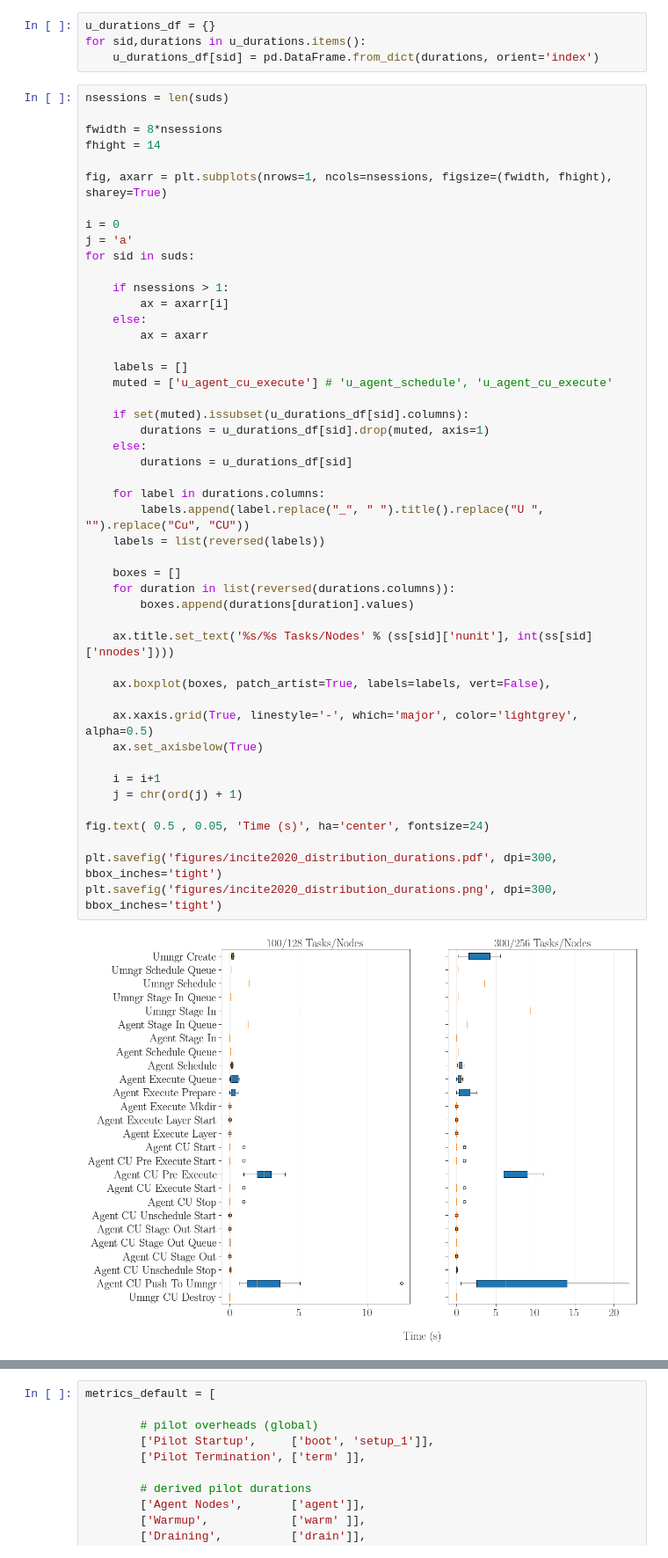
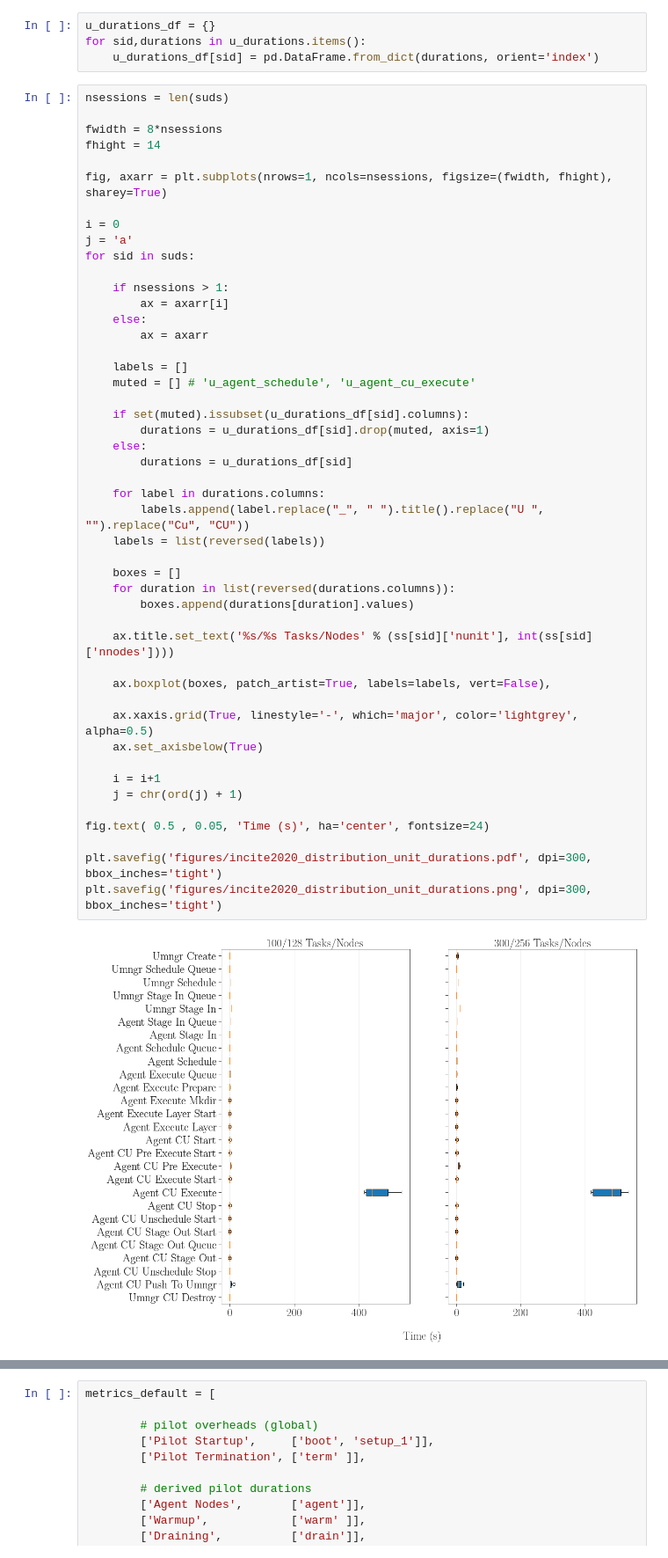
Before and after one commit to CODARcode/COVID-19_RCT, a Jupyter notebook: profiling/analysis/incite2020.ipynb, the cells around one changed output, grey strips where cells are left out. Shown at 88% size. Saved outputs shown, nothing was run; the diff lists cells and outputs as text.

```diff
--- a/profiling/analysis/incite2020.ipynb
+++ b/profiling/analysis/incite2020.ipynb
@@ -172,34 +172,34 @@ for sid in suds:
         ax = axarr
 
     labels = []
-    muted = ['u_agent_cu_execute'] # 'u_agent_schedule', 'u_agent_cu_execute'
+    muted = [] # 'u_agent_schedule', 'u_agent_cu_execute'
 
     if set(muted).issubset(u_durations_df[sid].columns):
         durations = u_durations_df[sid].drop(muted, axis=1)
     else:
         durations = u_durations_df[sid]
 
     for label in durations.columns:
         labels.append(label.replace("_", " ").title().replace("U ", "").replace("Cu", "CU"))
     labels = list(reversed(labels))
 
     boxes = []
     for duration in list(reversed(durations.columns)):
         boxes.append(durations[duration].values)
 
     ax.title.set_text('%s/%s Tasks/Nodes' % (ss[sid]['nunit'], int(ss[sid]['nnodes'])))
 
     ax.boxplot(boxes, patch_artist=True, labels=labels, vert=False),
 
     ax.xaxis.grid(True, linestyle='-', which='major', color='lightgrey', alpha=0.5)
     ax.set_axisbelow(True)
 
     i = i+1
     j = chr(ord(j) + 1)
 
 fig.text( 0.5 , 0.05, 'Time (s)', ha='center', fontsize=24)
 
-plt.savefig('figures/incite2020_distribution_durations.pdf', dpi=300, bbox_inches='tight')
-plt.savefig('figures/incite2020_distribution_durations.png', dpi=300, bbox_inches='tight')
+plt.savefig('figures/incite2020_distribution_unit_durations.pdf', dpi=300, bbox_inches='tight')
+plt.savefig('figures/incite2020_distribution_unit_durations.png', dpi=300, bbox_inches='tight')
 # %% [output]
-[figure, old version]
+[figure, new version]
```
Also changed, not shown: parts of 4 cells of this notebook, 9 other files.
